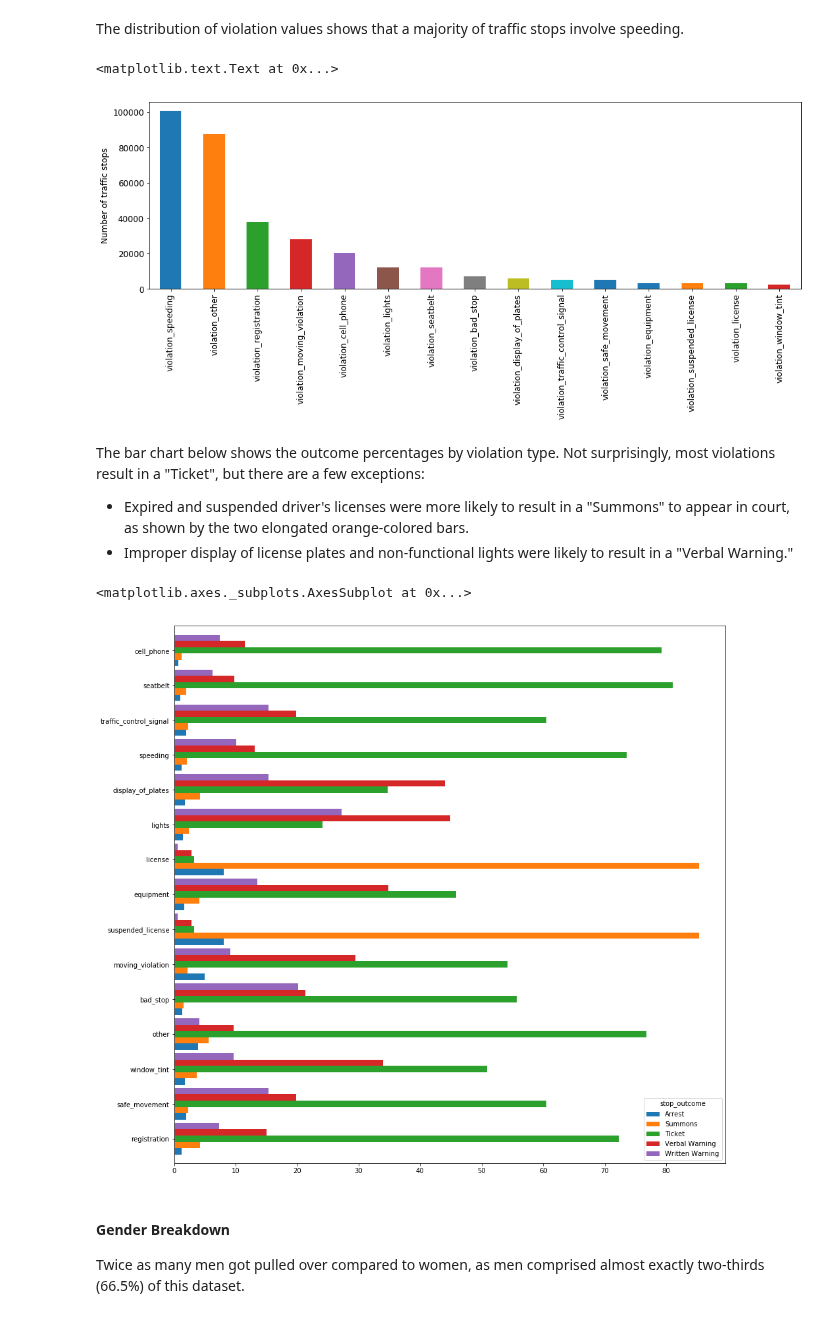
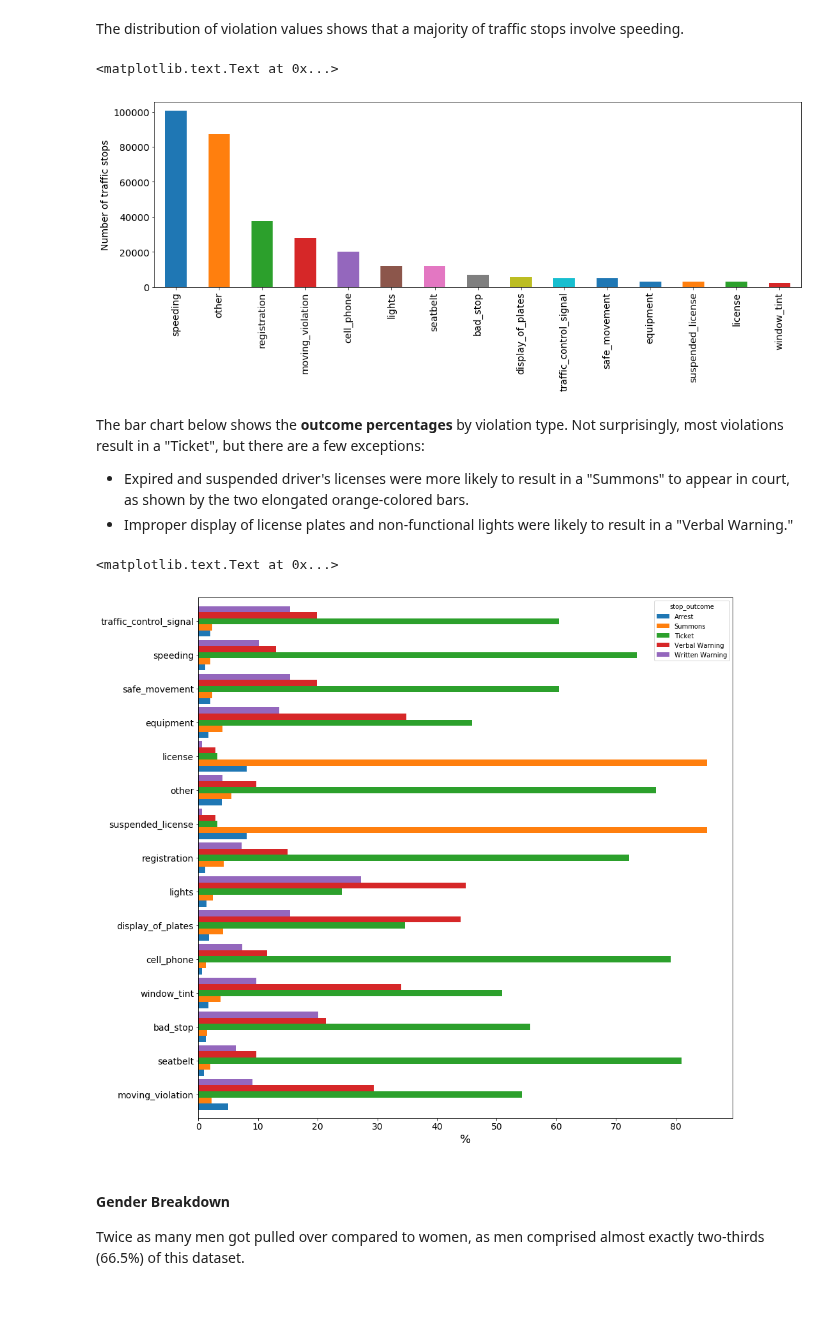
Before and after one commit to patrickmpoon/machine-learning, a Jupyter notebook: projects/capstone/Traffic_Stop_Outcome_Predictor.ipynb, the cells around one changed output. Cells and saved outputs as stored; diff of their text form; code cells hidden in the pictures.

```diff
--- a/projects/capstone/Traffic_Stop_Outcome_Predictor.ipynb
+++ b/projects/capstone/Traffic_Stop_Outcome_Predictor.ipynb
@@ -420,13 +428,15 @@ df_violations.columns = violation_col_headers
 # %% [markdown]
 The distribution of violation values shows that a majority of traffic stops involve speeding.
 # %%
-violation_breakdown = df_violations.sum().sort_values(ascending=False).plot.bar(figsize=(17, 5), fontsize=12)
-violation_breakdown.axes.set_ylabel('Number of traffic stops', fontsize=12)
+violations = df_violations.copy(deep=True)
+violations.columns = [x.replace('violation_', '') for x in violations.columns.values]
+violation_breakdown = violations.sum().sort_values(ascending=False).plot.bar(figsize=(17, 5), fontsize=14)
+violation_breakdown.axes.set_ylabel('Number of traffic stops', fontsize=14)
 # %% [output]
 <matplotlib.text.Text at 0x...>
-[figure, old version]
+[figure, new version]
 # %% [markdown]
-The bar chart below shows the outcome percentages by violation type.  Not surprisingly, most violations result in a "Ticket", but there are a few exceptions:
+The bar chart below shows the **outcome percentages** by violation type.  Not surprisingly, most violations result in a "Ticket", but there are a few exceptions:
 - Expired and suspended driver's licenses were more likely to result in a "Summons" to appear in court, as shown by the two elongated orange-colored bars.
 - Improper display of license plates and non-functional lights were likely to result in a "Verbal Warning."
 # %%
@@ -435,10 +445,11 @@ violation_outcomes = pd.concat([df.stop_outcome, df_violations], axis=1)
 agg_dict = {}
 outcomes_counts_by_violation = violation_outcomes.groupby(['stop_outcome']).agg({x: 'sum' for x in violation_col_headers}).apply(lambda x: 100 * x /float(x.sum())).rename(columns={x: x.replace('violation_','') for x in violation_col_headers}).T
 
-outcomes_counts_by_violation.plot.barh(figsize=(15,15), width=0.9)
+outcomes_counts_by_violation_chart = outcomes_counts_by_violation.plot.barh(figsize=(15,15), width=0.9, fontsize=14)
+outcomes_counts_by_violation_chart.axes.set_xlabel('%', fontsize=18)
 # %% [output]
-<matplotlib.axes._subplots.AxesSubplot at 0x...>
+<matplotlib.text.Text at 0x...>
-[figure, old version]
+[figure, new version]
 # %% [markdown]
 #### Gender Breakdown
 
```
Also changed, not shown: parts of 23 cells of this notebook, 1 other file.
